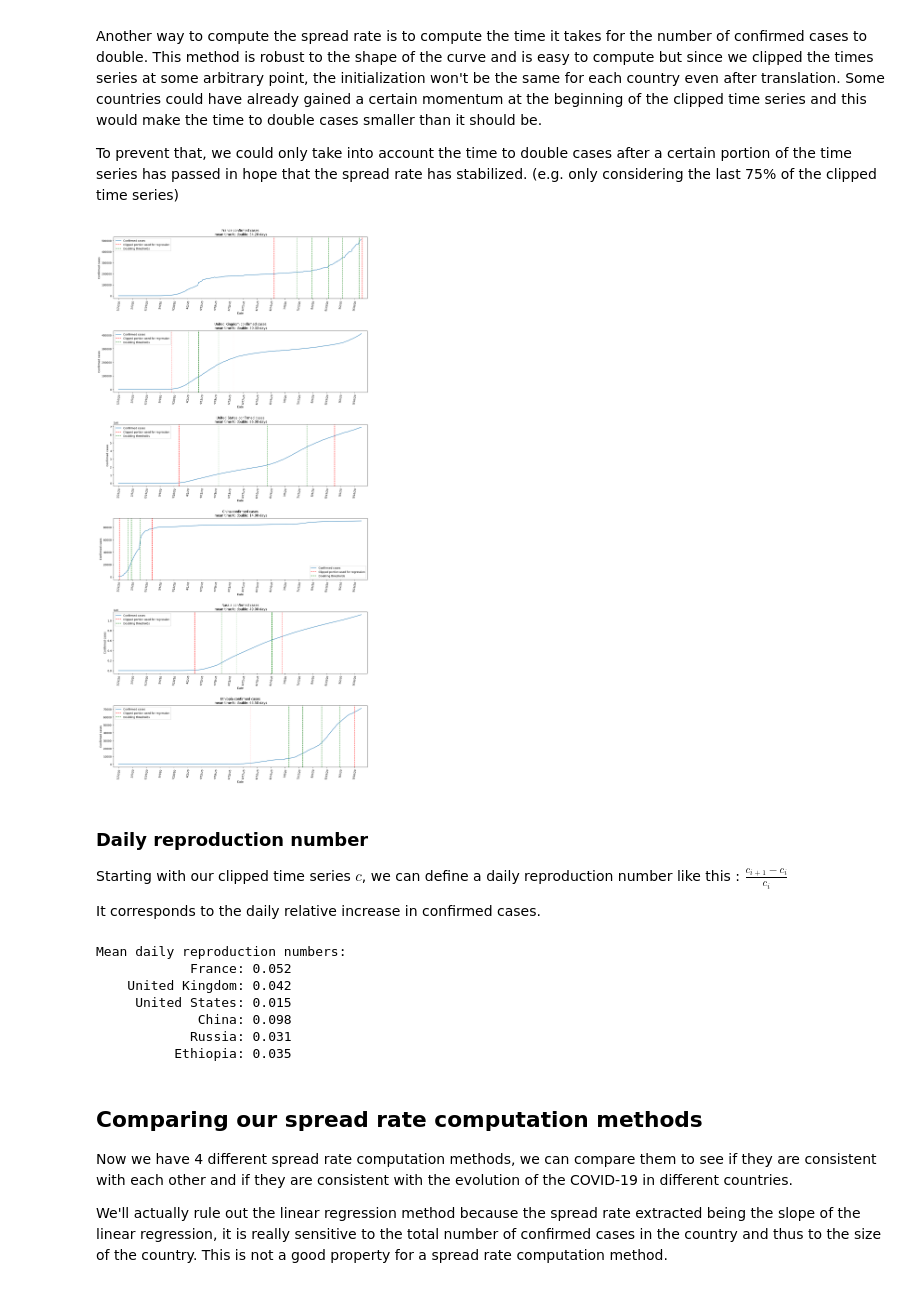
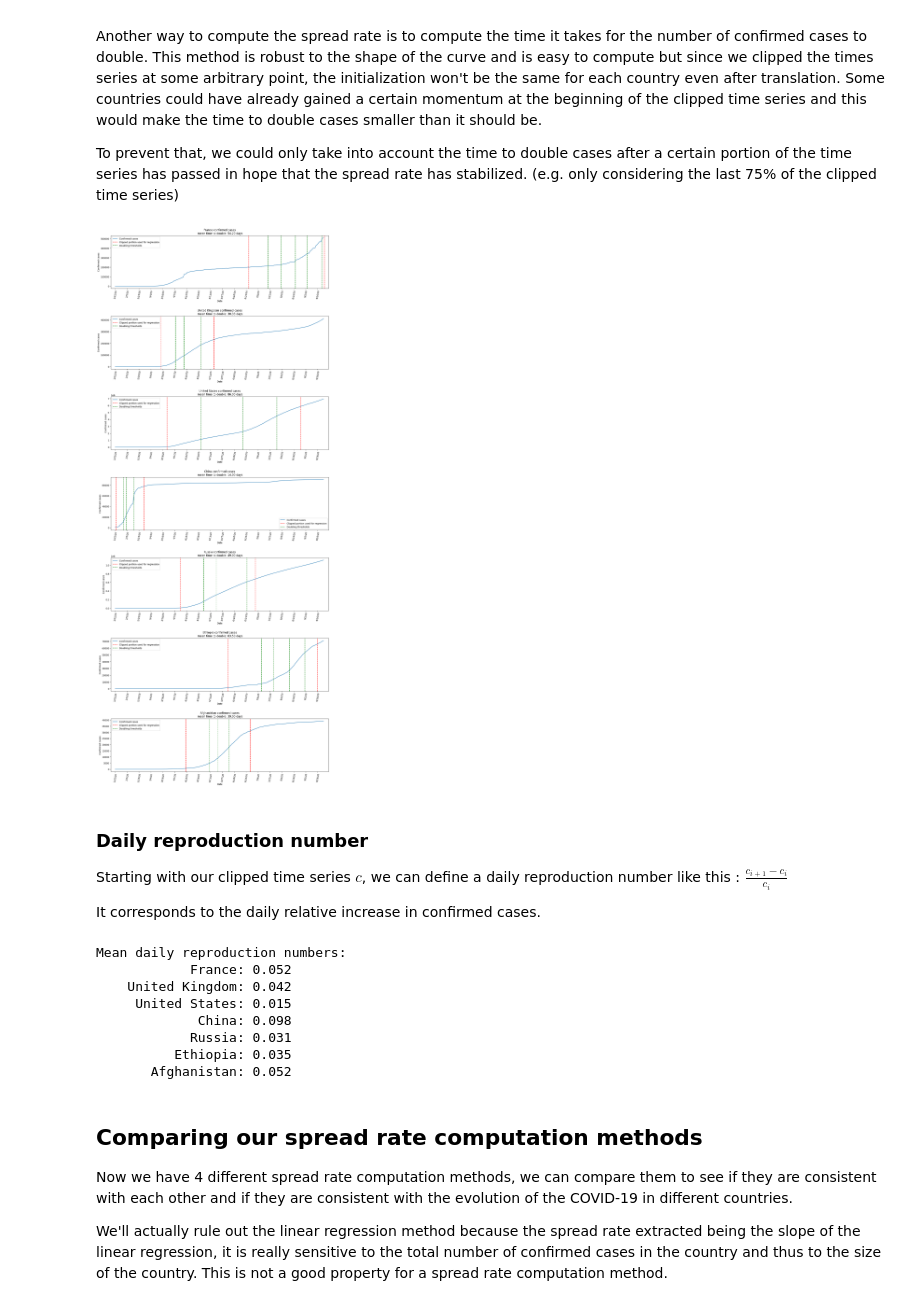
Before and after one commit to BigBaz54/Covid_spread, a Jupyter notebook: spread_rate.ipynb, the cells around one changed output. Drawn from its saved outputs; the diff is of its cells as text; code cells hidden in the pictures.

```diff
--- a/spread_rate.ipynb
+++ b/spread_rate.ipynb
@@ -174,8 +174,7 @@ def clip_spot_derivative(country_data, start_threshold=0.05, end_threshold=0.7):
             break
     return start, end
 # %%
-countries = ['France', 'United Kingdom', 'United States', 'China', 'Russia', 'Ethiopia']
-
+countries = ['France', 'United Kingdom', 'United States', 'China', 'Russia', 'Ethiopia', 'Afghanistan']
 n = len(countries)
 fig, axs = plt.subplots(n, 2, figsize=(15, 5 * n))
 
@@ -249,7 +248,7 @@ def time_to_double(translated_clipped, initial_threshold=0.1):
             current_confirmed = translated_clipped[i]
     return [n for n in nb_days if n > initial_threshold * len(translated_clipped)]
 
-countries = ['France', 'United Kingdom', 'United States', 'China', 'Russia', 'Ethiopia']
+countries = ['France', 'United Kingdom', 'United States', 'China', 'Russia', 'Ethiopia', 'Afghanistan']
 
 n = len(countries)
 fig, axs = plt.subplots(n, 1, figsize=(15, 5 * n))
@@ -269,34 +268,34 @@ for i, country in enumerate(countries):
     nb_days_to_double = time_to_double(translated_clipped, initial_threshold=0.25)
     mean_time_to_double = sum(nb_days_to_double) / len(nb_days_to_double)
 
     axs[i].plot(country_data.columns, y)
     axs[i].set_title(f'{country} confirmed cases\n mean time to double: {mean_time_to_double:.2f} days')
     axs[i].set_xlim(-5, len(x) + 5)
     axs[i].set_ylim(-0.05 * max(y), 1.05 * max(y))
     axs[i].set_xlabel('Date')
     axs[i].set_ylabel('Confirmed cases')
     axs[i].tick_params(axis='x', rotation=80)
     axs[i].xaxis.set_major_locator(plt.MultipleLocator(14))
 
     # Highlight the portion used for regression
     axs[i].axvline(x=start, color='r', linestyle='--')
 
     # Add doubling thresholds horizontal lines
     for day in nb_days_to_double:
         # axs[i].axhline(y=y[start + day], color='g', linestyle='--')
         axs[i].axvline(x=country_data.columns[start + day], color='g', linestyle='--')
 
     # Highlight the portion used for regression
     axs[i].axvline(x=end, color='r', linestyle='--')
 
 
     # Add legend
     axs[i].legend(['Confirmed cases', 'Clipped portion used for regression', 'Doubling thresholds'])
 
 fig.tight_layout(pad=3.0)
 plt.show()
 # %% [output]
-[figure, old version]
+[figure, new version]
 # %% [markdown]
 ### Daily reproduction number
 Starting with our clipped time series $c$, we can define a daily reproduction number like this : $\frac{c_{i+1}-c_i}{c_i}$
@@ -311,7 +310,7 @@ def daily_reproduction_numbers(translated_clipped, initial_threshold=0.1):
         d.append((translated_clipped[i] - translated_clipped[i-1])/translated_clipped[i-1])
     return d
 
-countries = ['France', 'United Kingdom', 'United States', 'China', 'Russia', 'Ethiopia']
+countries = ['France', 'United Kingdom', 'United States', 'China', 'Russia', 'Ethiopia', 'Afghanistan']
 n = len(countries)
 
 print('Mean daily reproduction numbers:')
@@ -338,6 +337,7 @@ Mean daily reproduction numbers:
              China: 0.098
             Russia: 0.031
           Ethiopia: 0.035
+       Afghanistan: 0.052
 # %% [markdown]
 ## Comparing our spread rate computation methods
 Now we have 4 different spread rate computation methods, we can compare them to see if they are consistent with each other and if they are consistent with the evolution of the COVID-19 in different countries.
```
Also changed, not shown: parts of 4 cells of this notebook.
